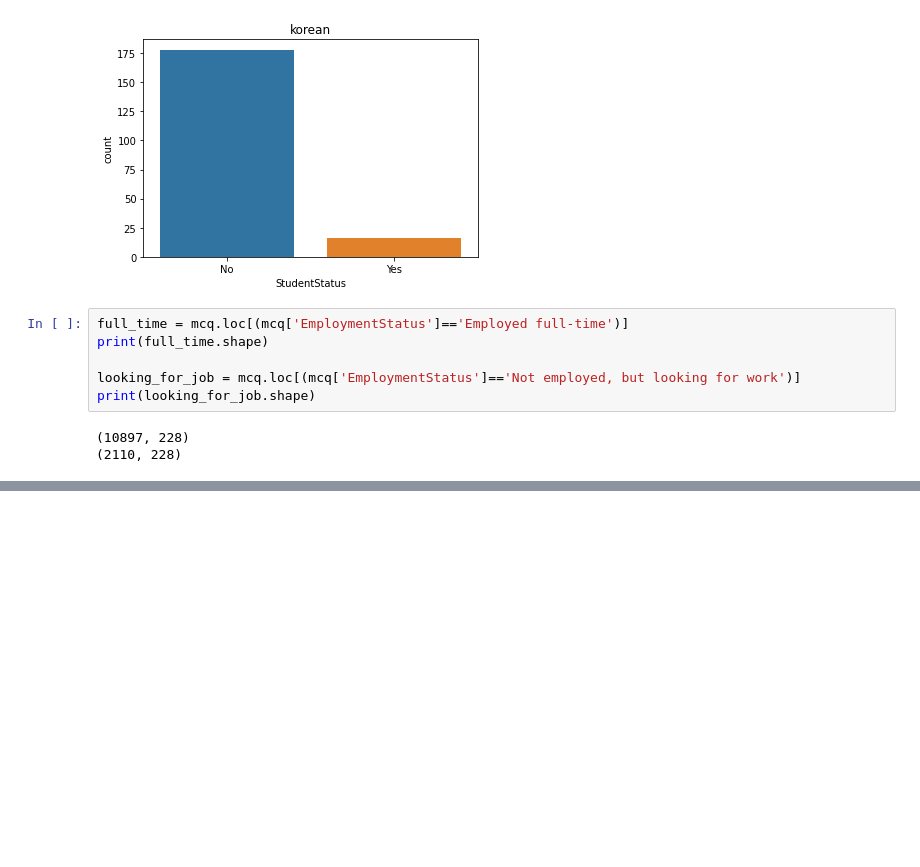
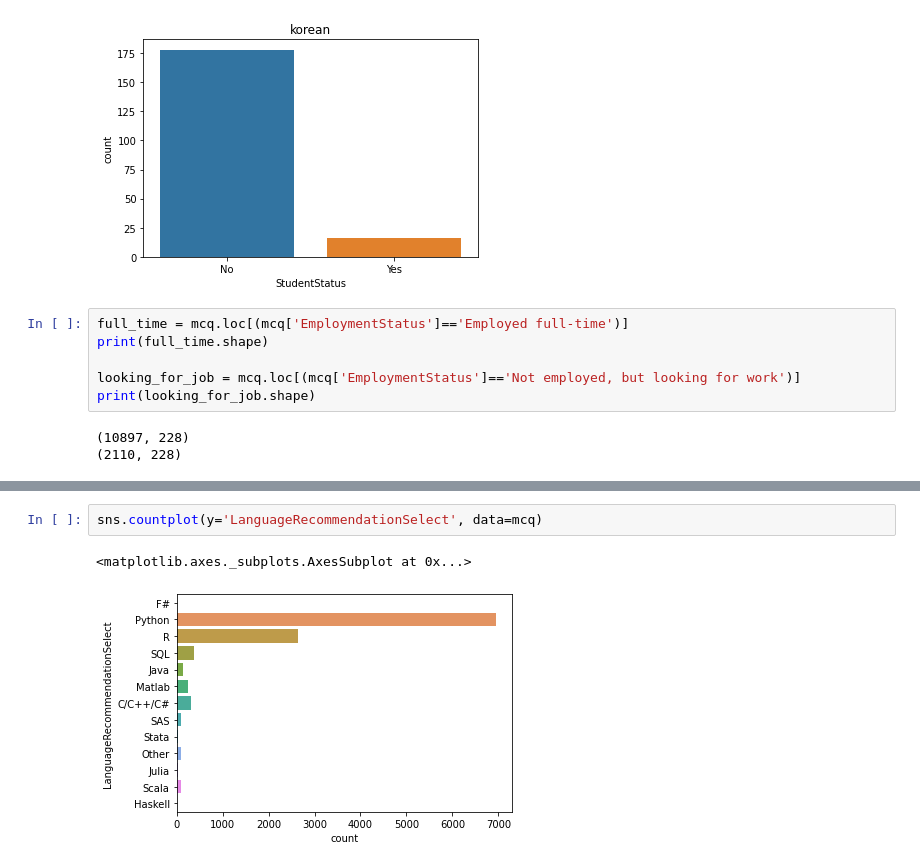
Before and after one commit to kish191919/Kaggle_Competition, a Jupyter notebook: kaggle-survey-2017/2017 Kaggle ML & DS Survey.ipynb, the cells around one changed output, grey strips where cells are left out. Cells and saved outputs as stored; diff of their text form; blank space fills up the shorter version.

```diff
--- a/kaggle-survey-2017/2017 Kaggle ML & DS Survey.ipynb
+++ b/kaggle-survey-2017/2017 Kaggle ML & DS Survey.ipynb
@@ -293,0 +298,5 @@ print(looking_for_job.shape)
+# %%
+sns.countplot(y='LanguageRecommendationSelect', data=mcq)
+# %% [output]
+<matplotlib.axes._subplots.AxesSubplot at 0x...>
+[figure, added]
```
Also changed, not shown: parts of 28 cells of this notebook.
